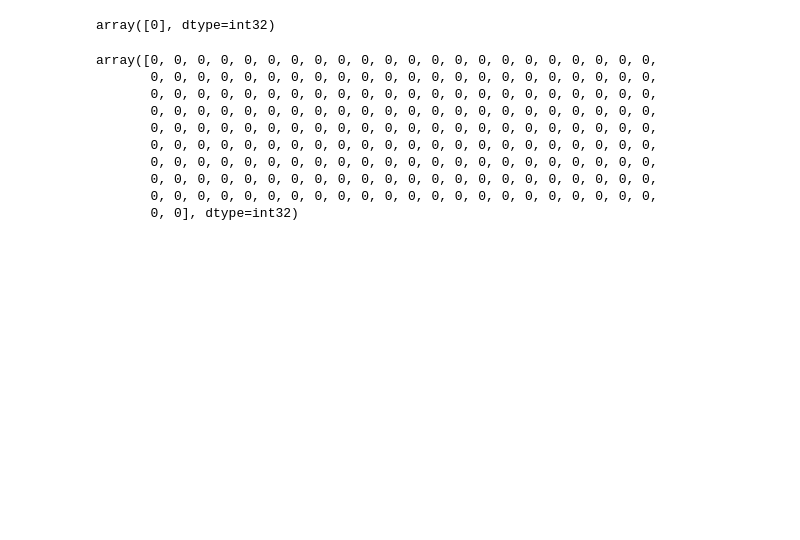
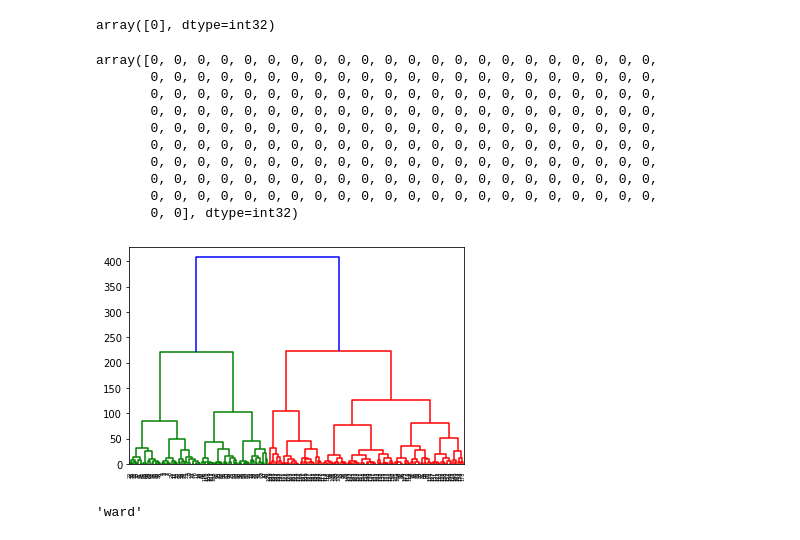
Before and after one commit to kozz84/Udemy, a Jupyter notebook: Machine_Learning_A_Z.ipynb, the cells around one changed output. Saved outputs shown, nothing was run; the diff lists cells and outputs as text; code cells hidden in the pictures; blank space fills up the shorter version.

```diff
--- a/Machine_Learning_A_Z.ipynb
+++ b/Machine_Learning_A_Z.ipynb
@@ -934,0 +937,4 @@ array([0, 0, 0, 0, 0, 0, 0, 0, 0, 0, 0, 0, 0, 0, 0, 0, 0, 0, 0, 0, 0, 0,
+# %%
+dendrogram = hierarchy.dendrogram(hierarchy.linkage(X,method='ward'))
+# %% [output]
+[figure, added]
@@ -934,0 +947,4 @@ array([0, 0, 0, 0, 0, 0, 0, 0, 0, 0, 0, 0, 0, 0, 0, 0, 0, 0, 0, 0, 0, 0,
+# %%
+agg.linkage
+# %% [output]
+'ward'
```
Also changed, not shown: parts of 32 cells of this notebook.
